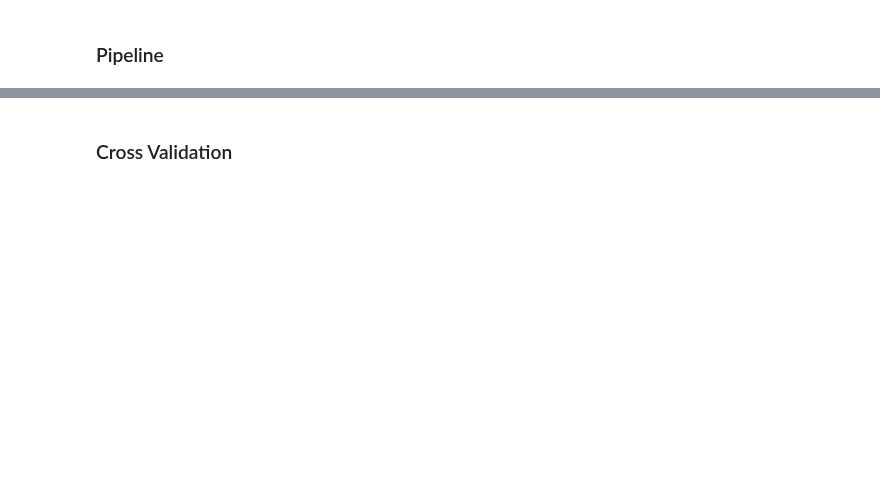
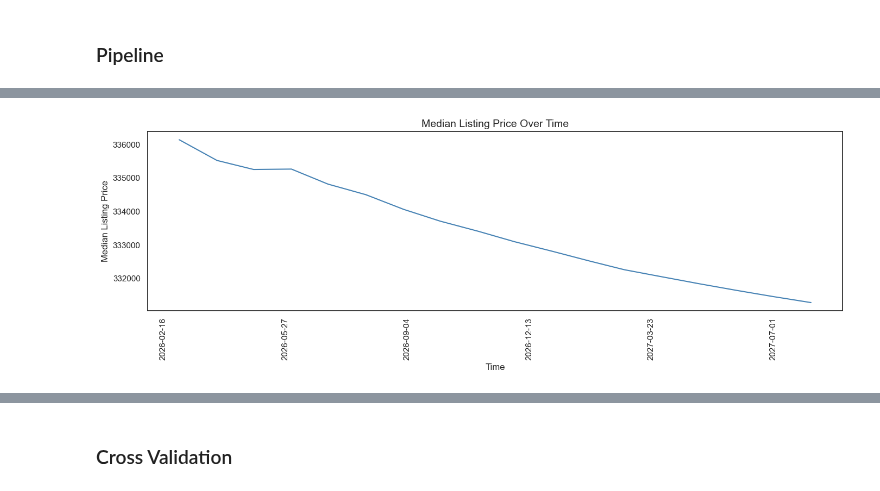
Before and after one commit to walde363/covid-housing-forecast, a Jupyter notebook: notebooks/model_testing_and_feature_engineering.ipynb, the cells around one changed output, grey strips where cells are left out. Cells and saved outputs as stored; diff of their text form; code cells hidden in the pictures; blank space fills up the shorter version.

```diff
--- a/notebooks/model_testing_and_feature_engineering.ipynb
+++ b/notebooks/model_testing_and_feature_engineering.ipynb
@@ -142,19 +159,0 @@ df[df['Investor Market Share'].isna()]
-# %%
-## Takes about ~32 seconds on GPU
-
-# ---------------------------
-# 1. Define target + features
-# ---------------------------
-target_col = "median_listing_price_x"  # change if needed
-
-df["price_lag_1"] = df.groupby("county_fips")["median_listing_price_x"].shift(1)
-df["price_roll_3"] = df.groupby("county_fips")["median_listing_price_x"].shift(1).rolling(3).mean()
-# Drop non-numeric columns (RF can’t handle strings directly)
-# Drop rows where target is NaN
-df_clean = df.dropna(subset=["median_listing_price_x"])
-
-X = df_clean.drop(columns=["median_listing_price_x"])
-y = df_clean["median_listing_price_x"]
-
-# Keep only numeric columns
-X = X.select_dtypes(include=[np.number])
@@ -163,15 +160,3 @@ X = X.select_dtypes(include=[np.number])
-# %%
-# ---------------------------
-# 2. Train/Test Split
-# ---------------------------
-
-####Learn this more
-f = df.sort_values("month_date_yyyymm")
-
-split_idx = int(len(df) * 0.8)
-
-X_train, X_test = X.iloc[:split_idx], X.iloc[split_idx:]
-y_train, y_test = y.iloc[:split_idx], y.iloc[split_idx:]
 # %% [markdown]
 ### Pipeline
 # %%
@@ -230,0 +337,14 @@ This warning will only be shown once.
+# %%
+df_plot = df_forecast.groupby('forecast_date')[['forecasted_median_listing_price']].mean().reset_index().sort_values('forecast_date')
+
+fig, ax = plt.subplots(figsize=(14, 5))
+sns.lineplot(data=df_plot, x='forecast_date', y='forecasted_median_listing_price', ax=ax, color='steelblue')
+ax.set_title('Median Listing Price Over Time', fontsize=14)
+ax.set_xlabel('Time')
+ax.set_ylabel('Median Listing Price')
+ax.xaxis.set_major_locator(plt.MaxNLocator(7))
+ax.tick_params(axis='x', rotation=90)
+plt.tight_layout()
+plt.show()
+# %% [output]
+[figure, added]
```
Also changed, not shown: parts of 28 cells of this notebook, 1 other file.
